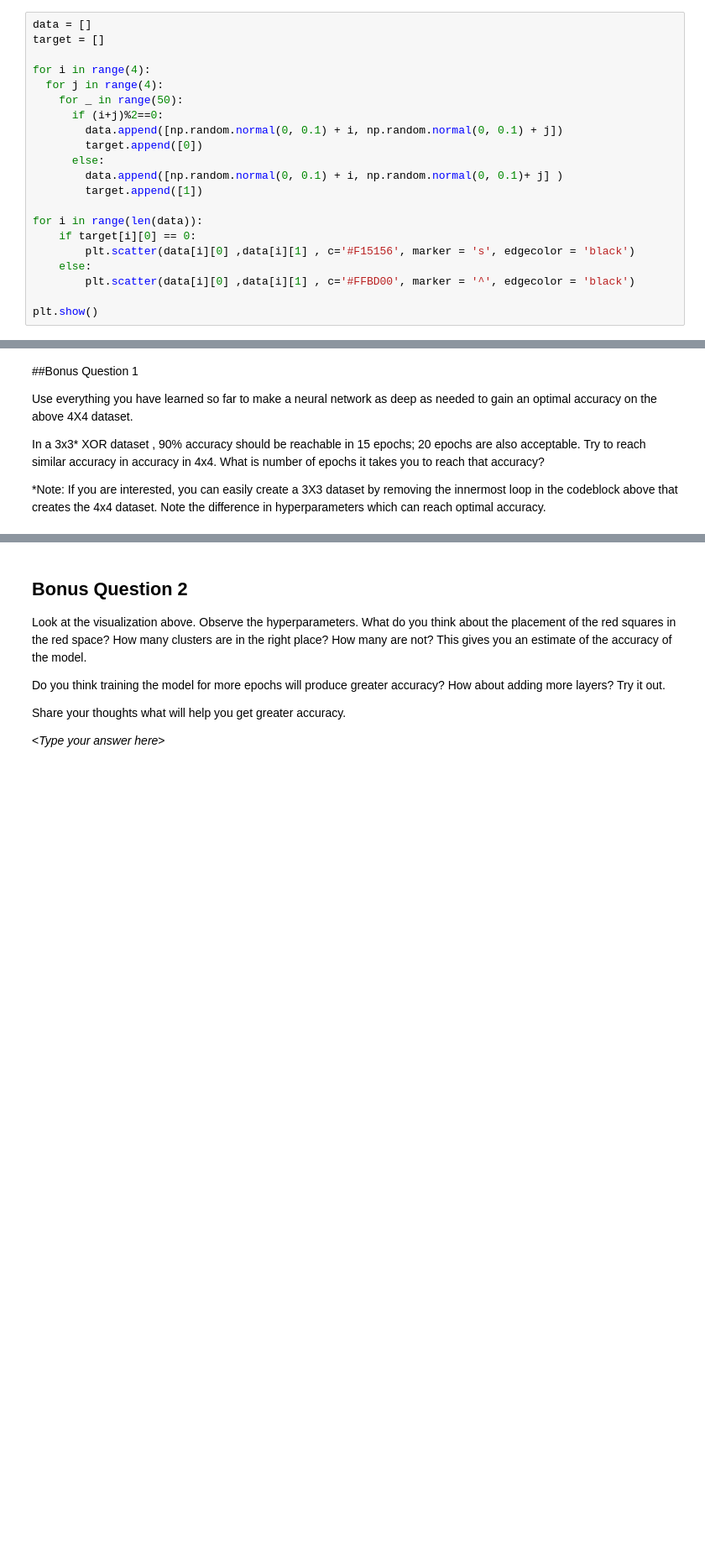
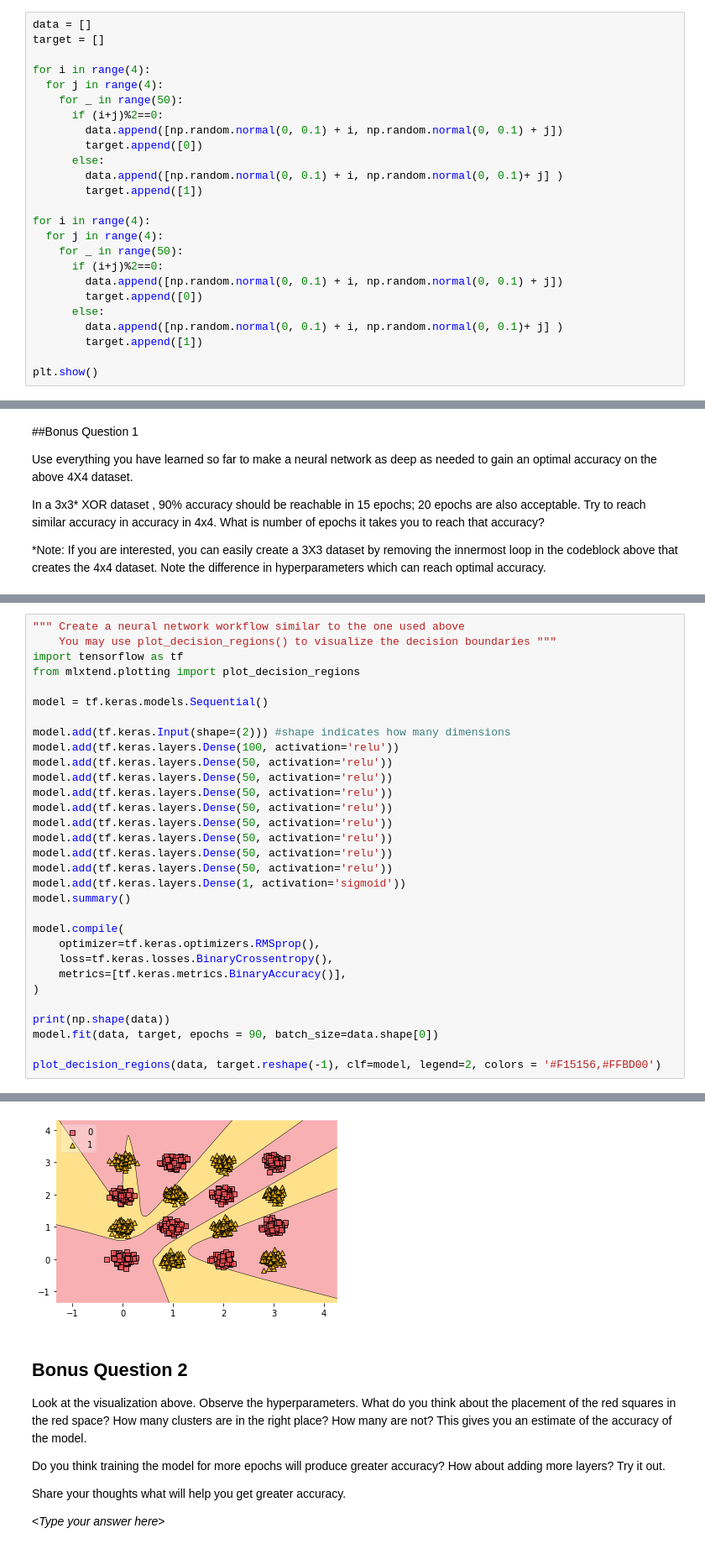
Before and after one commit to leahuangyanez1/FutureMakers2022, a Jupyter notebook: Day_3_Intro_to_Deep_Learning_LHY.ipynb, the cells around one changed output, grey strips where cells are left out. Shown at 84% size. Drawn from its saved outputs; the diff is of its cells as text; blank space fills up the shorter version.

```diff
--- a/Day_3_Intro_to_Deep_Learning_LHY.ipynb
+++ b/Day_3_Intro_to_Deep_Learning_LHY.ipynb
@@ -547,11 +547,15 @@ for i in range(4):
         data.append([np.random.normal(0, 0.1) + i, np.random.normal(0, 0.1)+ j] )
         target.append([1])
 
-for i in range(len(data)):
-    if target[i][0] == 0:
-        plt.scatter(data[i][0] ,data[i][1] , c='#F15156', marker = 's', edgecolor = 'black')
-    else:
-        plt.scatter(data[i][0] ,data[i][1] , c='#FFBD00', marker = '^', edgecolor = 'black')
+for i in range(4):
+  for j in range(4):
+    for _ in range(50):
+      if (i+j)%2==0:
+        data.append([np.random.normal(0, 0.1) + i, np.random.normal(0, 0.1) + j])
+        target.append([0])
+      else:
+        data.append([np.random.normal(0, 0.1) + i, np.random.normal(0, 0.1)+ j] )
+        target.append([1])
 
 plt.show()
 # %%
@@ -572,0 +574,32 @@ In a 3x3* XOR dataset , 90% accuracy should be reachable in 15 epochs; 20 epochs
+# %%
+""" Create a neural network workflow similar to the one used above
+    You may use plot_decision_regions() to visualize the decision boundaries """
+import tensorflow as tf
+from mlxtend.plotting import plot_decision_regions
+
+model = tf.keras.models.Sequential()
+
+model.add(tf.keras.Input(shape=(2))) #shape indicates how many dimensions
+model.add(tf.keras.layers.Dense(100, activation='relu'))
+model.add(tf.keras.layers.Dense(50, activation='relu'))
+model.add(tf.keras.layers.Dense(50, activation='relu'))
+model.add(tf.keras.layers.Dense(50, activation='relu'))
+model.add(tf.keras.layers.Dense(50, activation='relu'))
+model.add(tf.keras.layers.Dense(50, activation='relu'))
+model.add(tf.keras.layers.Dense(50, activation='relu'))
+model.add(tf.keras.layers.Dense(50, activation='relu'))
+model.add(tf.keras.layers.Dense(50, activation='relu'))
+model.add(tf.keras.layers.Dense(1, activation='sigmoid'))
+model.summary()
+
+model.compile(
+    optimizer=tf.keras.optimizers.RMSprop(),
+    loss=tf.keras.losses.BinaryCrossentropy(),
+    metrics=[tf.keras.metrics.BinaryAccuracy()],
+)
+
+print(np.shape(data))
+model.fit(data, target, epochs = 90, batch_size=data.shape[0])
+
+plot_decision_regions(data, target.reshape(-1), clf=model, legend=2, colors = '#F15156,#FFBD00')
+# %% [output]
@@ -573,3 +624,4 @@ In a 3x3* XOR dataset , 90% accuracy should be reachable in 15 epochs; 20 epochs
+[figure, added]
 # %% [markdown]
 ## Bonus Question 2
 
```
Also changed, not shown: parts of 6 cells of this notebook.
